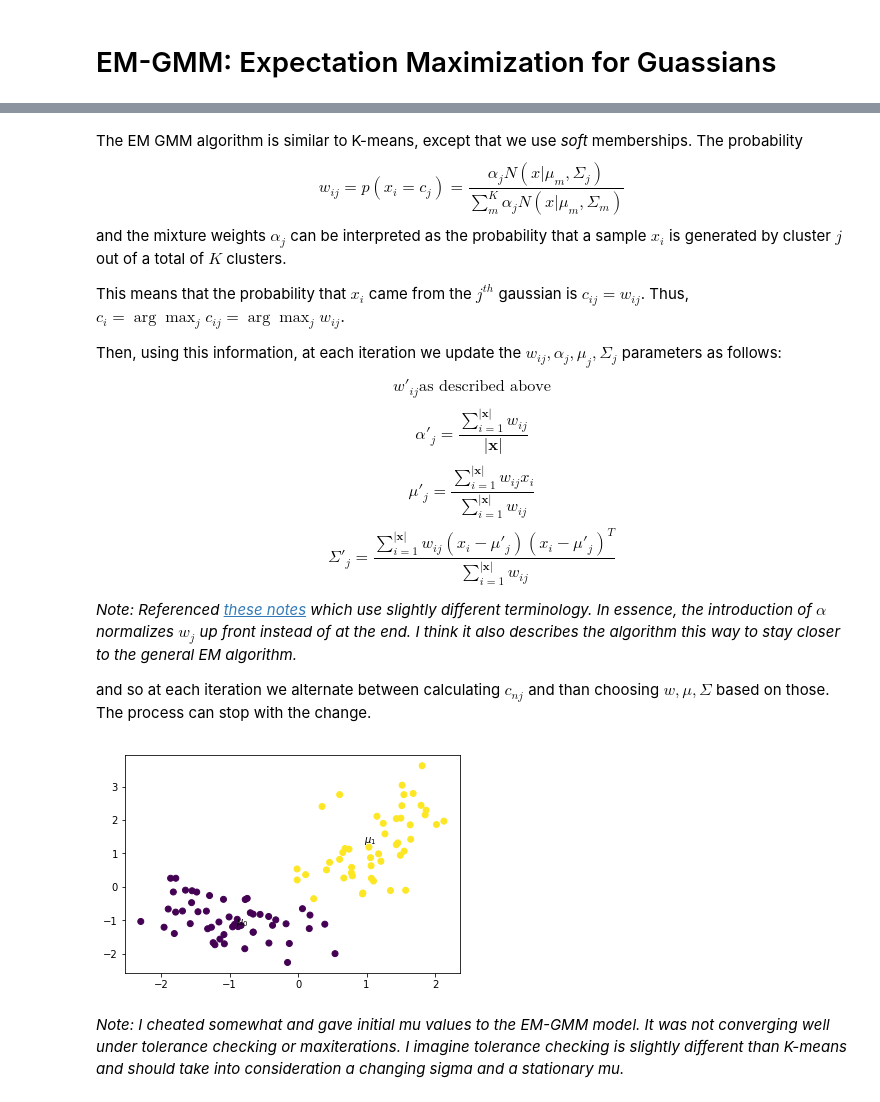
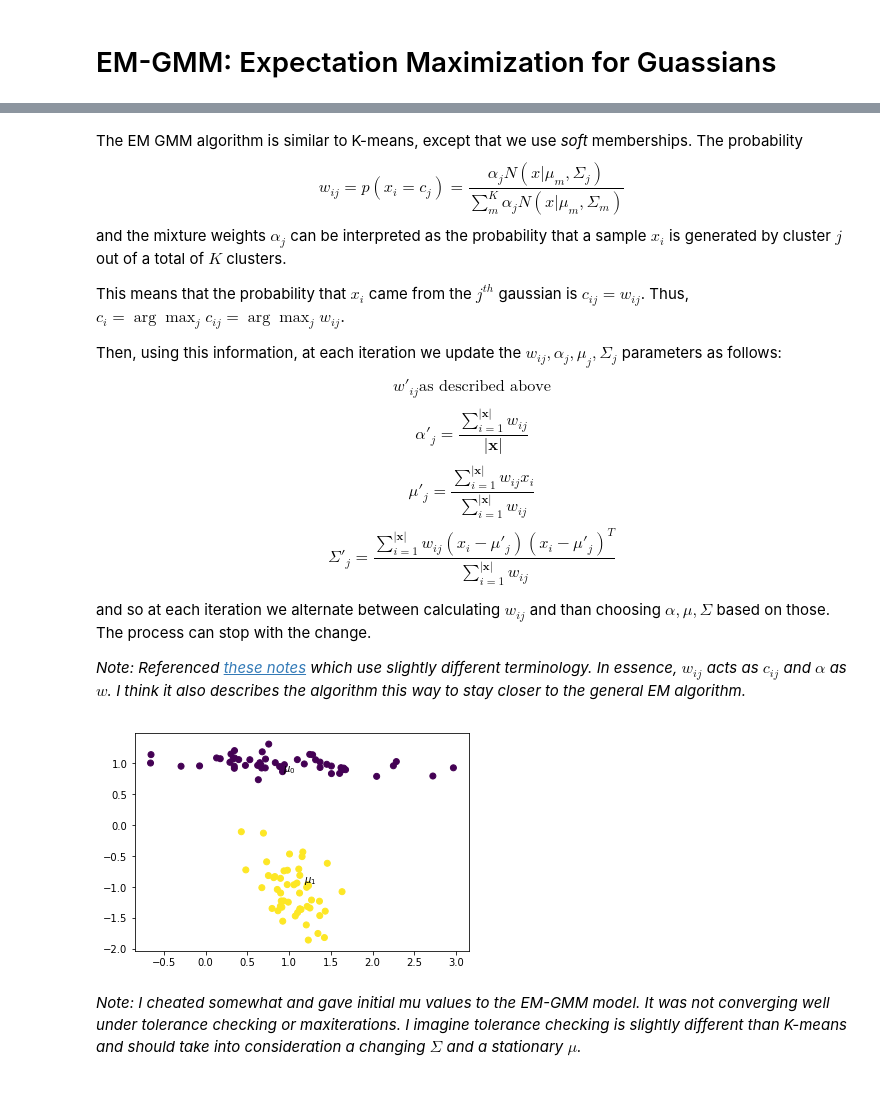
Before and after one commit to zjijz/cse627a, a Jupyter notebook: labs/lab-10/K-means-soln.ipynb, the cells around one changed output, grey strips where cells are left out. Drawn from its saved outputs; the diff is of its cells as text; code cells hidden in the pictures.

```diff
--- a/labs/lab-10/K-means-soln.ipynb
+++ b/labs/lab-10/K-means-soln.ipynb
@@ -107,9 +107,9 @@ $$ \alpha'_j = \frac{\sum_{i=1}^{|\boldsymbol{x}|}w_{ij}}{|\boldsymbol{x}|}$$
 $$ \mu'_j = \frac{\sum_{i=1}^{|\boldsymbol{x}|}w_{ij}x_{i}}{\sum_{i=1}^{|\boldsymbol{x}|}w_{ij}}$$
 $$ \Sigma'_j = \frac{\sum_{i=1}^{|\boldsymbol{x}|}w_{ij}(x_i-\mu'_j)(x_i-\mu'_j)^T}{\sum_{i=1}^{|\boldsymbol{x}|}w_{ij}}$$
 
-_Note: Referenced [these notes](http://www.ics.uci.edu/~smyth/courses/cs274/notes/EMnotes.pdf) which use slightly different terminology. In essence, the introduction of $\alpha$ normalizes $w_{j}$ up front instead of at the end. I think it also describes the algorithm this way to stay closer to the general EM algorithm._
+and so at each iteration we alternate between calculating $w_{ij}$ and than choosing $\alpha, \mu, \Sigma$ based on those. The process can stop with the change.
 
-and so at each iteration we alternate between calculating $c_{nj}$ and than choosing $w, \mu, \Sigma$ based on those. The process can stop with the change.
+_Note: Referenced [these notes](http://www.ics.uci.edu/~smyth/courses/cs274/notes/EMnotes.pdf) which use slightly different terminology. In essence, $w_{ij}$ acts as $c_{ij}$ and $\alpha$ as $w$. I think it also describes the algorithm this way to stay closer to the general EM algorithm._
 # %%
 def gmm(x, mu, sigma):
     a = (2 * np.pi) ** (-x.shape[0] / 2.0) * np.linalg.det(sigma) ** -0.5
@@ -169,11 +169,11 @@ def em_gmm(K, X, mus=None, sigmas=None, alphas=None, tolerance=0.001, maxit=50):
 
     return mus, classes
 # %%
-mus, clusters = em_gmm(2, X, np.array([[-3.0, 0.0], [2.0, 3.0]]))
+mus, clusters = em_gmm(2, X, np.array([[1.0, 2.0], [1.0, -2.0]]))
 scatter(X[:,0], X[:,1], c=clusters)
 for k in range(len(mus)):
     text(mus[k,0], mus[k,1], r'$\mu_{}$'.format(k))
 # %% [output]
-[figure, old version]
+[figure, new version]
 # %% [markdown]
-_Note: I cheated somewhat and gave initial mu values to the EM-GMM model. It was not converging well under tolerance checking or maxiterations. I imagine tolerance checking is slightly different than K-means and should take into consideration a changing sigma and a stationary mu._
+_Note: I cheated somewhat and gave initial mu values to the EM-GMM model. It was not converging well under tolerance checking or maxiterations. I imagine tolerance checking is slightly different than K-means and should take into consideration a changing $\Sigma$ and a stationary $\mu$._
```
Also changed, not shown: parts of 3 cells of this notebook.
